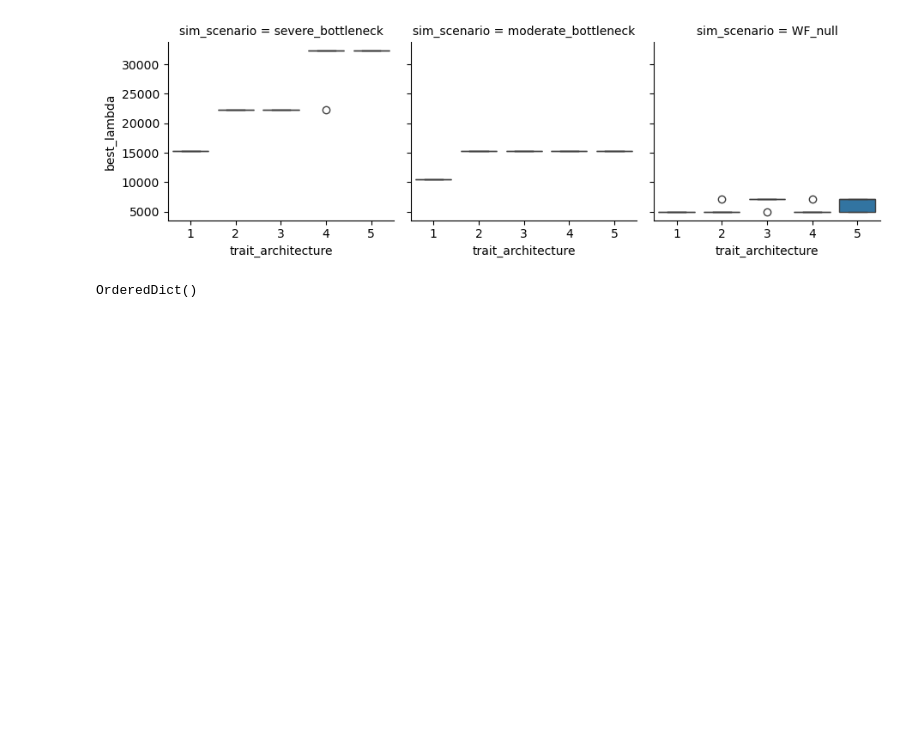
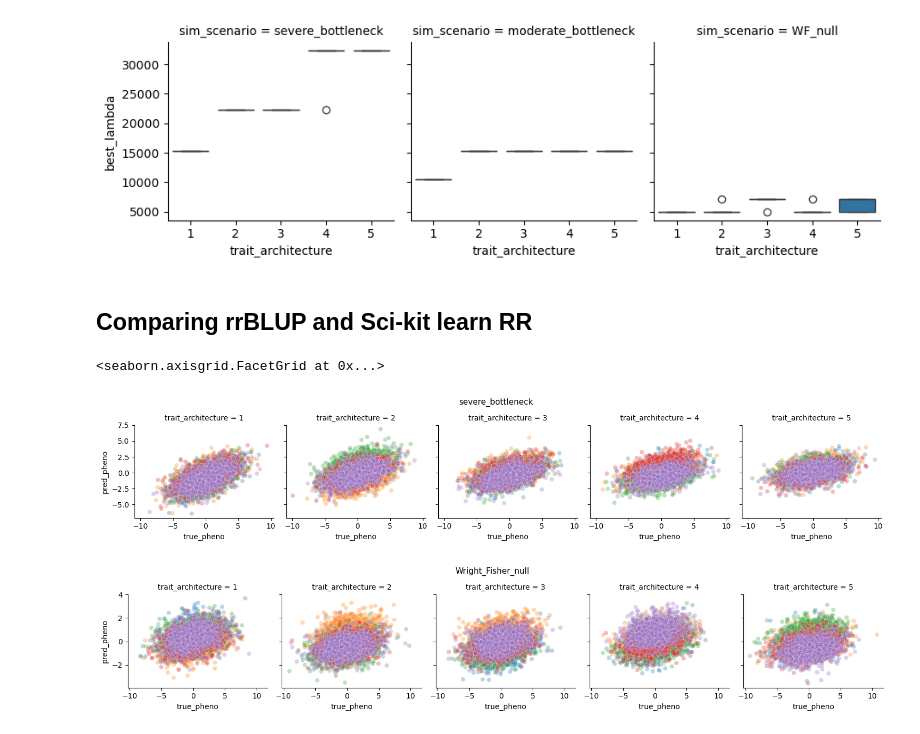
Before and after one commit to Arcadia-Science/2025-epistasis-dl-quantgen, a Jupyter notebook: workflow_sims/plot_linear_summary.ipynb, the cells around one changed output. Drawn from its saved outputs; the diff is of its cells as text; code cells hidden in the pictures; blank space fills up the shorter version.

```diff
--- a/workflow_sims/plot_linear_summary.ipynb
+++ b/workflow_sims/plot_linear_summary.ipynb
@@ -87,4 +89,34 @@ result = pyreadr.read_r('alphasimr_output/test_sim_WF_1kbt_10000n_5000000bp_trai
-# %%
-result
-# %% [output]
-OrderedDict()
+# %% [markdown]
+## Comparing rrBLUP and Sci-kit learn RR
+# %%
+sim1_BLUP = pd.read_csv('rrBLUP_output/test_sim_WF_1kbt_10000n_5000000bp_rrBLUP_pheno_pred.txt', sep=" ")
+sim2_BLUP = pd.read_csv('rrBLUP_output/test_sim_WF_10kbt_10000n_5000000bp_rrBLUP_pheno_pred.txt', sep=",")
+sim3_BLUP = pd.read_csv('rrBLUP_output/test_sim_WF_null_10000n_5000000bp_rrBLUP_pheno_pred.txt', sep=" ")
+# %%
+sim1_BLUP['scenario'] = '1kb_bottleneck'
+sim1_BLUP['trait_architecture'] = ((sim1_BLUP['trait'] - 1) // 5) + 1
+sim1_BLUP['replicate'] = ((sim1_BLUP['trait'] - 1) % 5) + 1
+
+sim2_BLUP['scenario'] = '10kb_bottleneck'
+sim2_BLUP['trait_architecture'] = ((sim2_BLUP['trait'] - 1) // 5) + 1
+sim2_BLUP['replicate'] = ((sim2_BLUP['trait'] - 1) % 5) + 1
+
+sim3_BLUP['scenario'] = 'Wright_Fisher_null'
+sim3_BLUP['trait_architecture'] = ((sim3_BLUP['trait'] - 1) // 5) + 1
+sim3_BLUP['replicate'] = ((sim3_BLUP['trait'] - 1) % 5) + 1
+# %%
+g1 = sns.FacetGrid(sim1_BLUP, col="trait_architecture", col_wrap=5, sharex=True, sharey=True)
+g1.fig.suptitle("severe_bottleneck", fontsize=11, y=0.95)
+g1.map_dataframe(sns.scatterplot, x="true_pheno", y="pred_pheno", hue="replicate", palette="tab10", alpha=0.3)
+
+g2 = sns.FacetGrid(sim2_BLUP, col="trait_architecture", col_wrap=5, sharex=True, sharey=True)
+g2.fig.suptitle("moderate_bottleneck", fontsize=11, y=0.95)
+g2.map_dataframe(sns.scatterplot, x="true_pheno", y="pred_pheno", hue="replicate", palette="tab10", alpha=0.3)
+
+g3 = sns.FacetGrid(sim3_BLUP, col="trait_architecture", col_wrap=5, sharex=True, sharey=True)
+g3.fig.suptitle("Wright_Fisher_null", fontsize=11, y=0.95)
+g3.map_dataframe(sns.scatterplot, x="true_pheno", y="pred_pheno", hue="replicate", palette="tab10", alpha=0.3)
+# %% [output]
+<seaborn.axisgrid.FacetGrid at 0x...>
+[figure, added]
+[figure, added]
```
Also changed, not shown: parts of 13 cells of this notebook.
